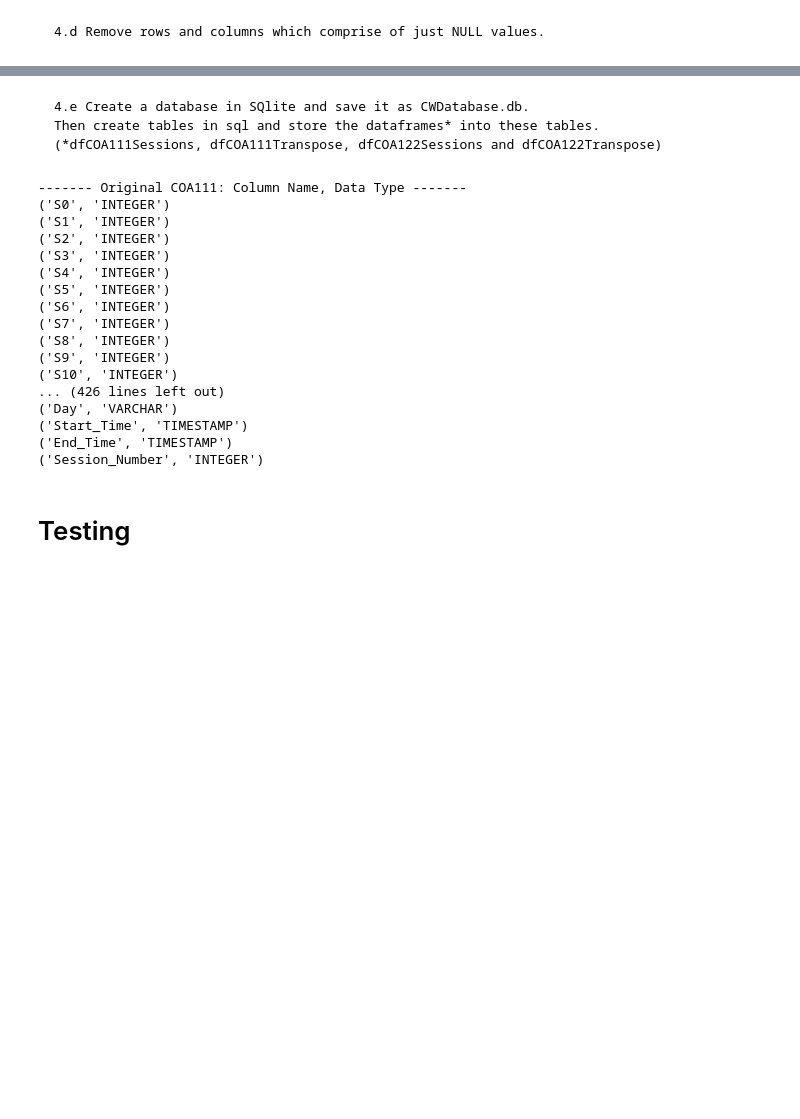
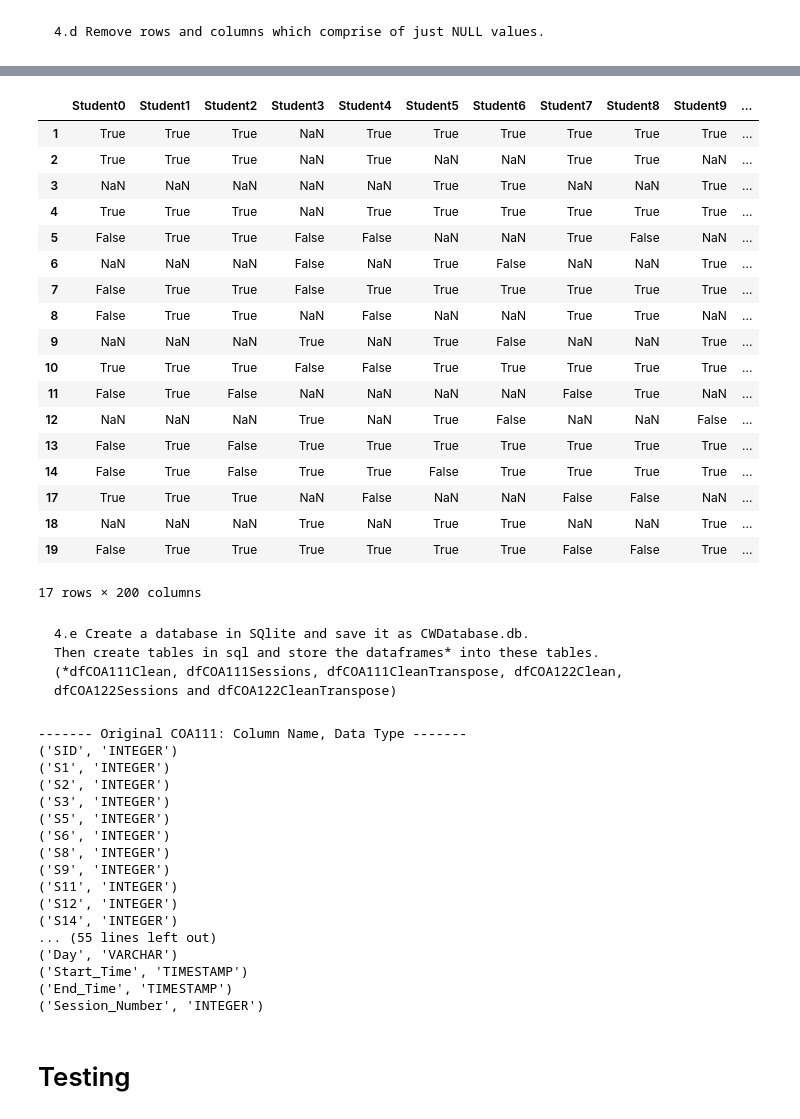
Before and after one commit to DeraUchenwoke/DataScienceProjects22, a Jupyter notebook: main/2022Coursework/CW_Preprocessing.ipynb, the cells around one changed output, grey strips where cells are left out. Cells and saved outputs as stored; diff of their text form; code cells hidden in the pictures; blank space fills up the shorter version.

```diff
--- a/main/2022Coursework/CW_Preprocessing.ipynb
+++ b/main/2022Coursework/CW_Preprocessing.ipynb
@@ -47,0 +37,3 @@ dfCOA122
+# %%
+dfCOA122 = tables[1]
+dfCOA122
@@ -193,4 +203,6 @@ dfCOA122Sessions
 # %%
 dfCOA111Clean = dfCOA111.copy()
 dfCOA122Clean = dfCOA122.copy()
+dfCOA111CleanTranspose = dfCOA111.copy()
+dfCOA122CleanTranspose = dfCOA122.copy()
 # %% [markdown]
@@ -198,10 +210,12 @@ dfCOA122Clean = dfCOA122.copy()
 # %%
-# dfCOA111Clean.set_axis(['SID', 'S1', 'S2', 'S3', 'S4', 'S5', 'S6', 'S7', 'S8', 'S9', 'S10', 'S11', 'S12', 'S13', 'S14'], axis = 1, inplace = True)
-# dfCOA122Clean.set_axis(['SID', 'S1', 'S2', 'S3', 'S4', 'S5', 'S6', 'S7', 'S8', 'S9', 'S10', 'S11', 'S12', 'S13', 'S14',
-# 'S15', 'S16', 'S17', 'S18', 'S19'], axis = 1, inplace = True)
+# unique session ID
+dfCOA111Clean.set_axis(['SID', 'S1', 'S2', 'S3', 'S4', 'S5', 'S6', 'S7', 'S8', 'S9', 'S10', 'S11', 'S12', 'S13', 'S14'], axis = 1, inplace = True)
+dfCOA122Clean.set_axis(['SID', 'S1', 'S2', 'S3', 'S4', 'S5', 'S6', 'S7', 'S8', 'S9', 'S10', 'S11', 'S12', 'S13', 'S14',
+'S15', 'S16', 'S17', 'S18', 'S19'], axis = 1, inplace = True)
 
-dfCOA111Clean.set_axis(['SID', 1, 2, 3, 4, 5, 6, 7, 8, 9, 10, 11, 12, 13, 14], axis = 1, inplace = True)
-dfCOA122Clean.set_axis(['SID', 1, 2, 3, 4, 5, 6, 7, 8, 9, 10, 11, 12, 13, 14, 15, 16, 17, 18, 19], axis = 1, inplace = True)
+# unique session ID (just numbers to enable transpose)
+dfCOA111CleanTranspose.set_axis(['SID', 1, 2, 3, 4, 5, 6, 7, 8, 9, 10, 11, 12, 13, 14], axis = 1, inplace = True)
+dfCOA122CleanTranspose.set_axis(['SID', 1, 2, 3, 4, 5, 6, 7, 8, 9, 10, 11, 12, 13, 14, 15, 16, 17, 18, 19], axis = 1, inplace = True)
 # %% [markdown]
     4.c Replace the following:
         - 'Ex' with a null value
@@ -288,0 +236,3 @@ dfCOA122Transpose
+# %%
+dfCOA111Transposed = customTranspose(dfCOA111CleanTranspose)
+dfCOA122Transposed = customTranspose(dfCOA122CleanTranspose)
@@ -289,7 +286,29 @@ dfCOA122Transpose
+# %%
+dfCOA122Transposed
+# %% [output]
+|  | Student0 | Student1 | Student2 | Student3 | Student4 | Student5 | Student6 | Student7 | Student8 | Student9 | ... |
+| 1 | True | True | True | NaN | True | True | True | True | True | True | ... |
+| 2 | True | True | True | NaN | True | NaN | NaN | True | True | NaN | ... |
+| 3 | NaN | NaN | NaN | NaN | NaN | True | True | NaN | NaN | True | ... |
+| 4 | True | True | True | NaN | True | True | True | True | True | True | ... |
+| 5 | False | True | True | False | False | NaN | NaN | True | False | NaN | ... |
+| 6 | NaN | NaN | NaN | False | NaN | True | False | NaN | NaN | True | ... |
+| 7 | False | True | True | False | True | True | True | True | True | True | ... |
+| 8 | False | True | True | NaN | False | NaN | NaN | True | True | NaN | ... |
+| 9 | NaN | NaN | NaN | True | NaN | True | False | NaN | NaN | True | ... |
+| 10 | True | True | True | False | False | True | True | True | True | True | ... |
+| 11 | False | True | False | NaN | NaN | NaN | NaN | False | True | NaN | ... |
+| 12 | NaN | NaN | NaN | True | NaN | True | False | NaN | NaN | False | ... |
+| 13 | False | True | False | True | True | True | True | True | True | True | ... |
+| 14 | False | True | False | True | True | False | True | True | True | True | ... |
+| 17 | True | True | True | NaN | False | NaN | NaN | False | False | NaN | ... |
+| 18 | NaN | NaN | NaN | True | NaN | True | True | NaN | NaN | True | ... |
+| 19 | False | True | True | True | True | True | True | False | False | True | ... |
+17 rows × 200 columns
 # %% [markdown]
     4.e Create a database in SQlite and save it as CWDatabase.db.
     Then create tables in sql and store the dataframes* into these tables.
-    (*dfCOA111Sessions, dfCOA111Transpose, dfCOA122Sessions and dfCOA122Transpose)
+    (*dfCOA111Clean, dfCOA111Sessions, dfCOA111CleanTranspose, dfCOA122Clean, dfCOA122Sessions and dfCOA122CleanTranspose)
 # %%
 try:
     conn = sqlite3.connect('CWDatabase.db') # connect to the empty database
@@ -298,7 +317,8 @@ try:
     ################## COA111 ##################
 
     # insert tables dfCOA111 and dfCOA111Sessions into database
-    dfCOA111Transpose.to_sql('COA111', conn, if_exists = 'replace', index = False)
+    dfCOA111Clean.to_sql('COA111', conn, if_exists = 'replace', index = False)
+    dfCOA111Transposed.to_sql('COA111Transposed', conn, if_exists = 'replace', index = False)
     dfCOA111Sessions.to_sql('COA111Sessions', conn, if_exists = 'replace', index = False)
 
     # check data type of tables
@@ -362,10 +382,11 @@ try:
     ################## COA122 ##################
 
     # insert tables dfCOA122 and dfCOA122Sessions into database
-    dfCOA122Transpose.to_sql('COA122', conn, if_exists = 'replace', index = False)
+    dfCOA122Clean.to_sql('COA122', conn, if_exists = 'replace', index = False)
+    dfCOA122Transposed.to_sql('COA122Transposed', conn, if_exists = 'replace', index = False)
     dfCOA122Sessions.to_sql('COA122Sessions', conn, if_exists = 'replace', index = False)
 
-        # check data type of tables
+    # check data type of tables
     cursor.execute('PRAGMA table_info (COA122)')
     print('------- Original COA122: Column Name, Data Type -------')
     for result in cursor:
@@ -427,18 +448,18 @@ except sqlite3.Error as error:
     print('Failed to insert table into the database', error)
 # %% [output]
 ------- Original COA111: Column Name, Data Type -------
-('S0', 'INTEGER')
+('SID', 'INTEGER')
 ('S1', 'INTEGER')
 ('S2', 'INTEGER')
 ('S3', 'INTEGER')
-('S4', 'INTEGER')
 ('S5', 'INTEGER')
 ('S6', 'INTEGER')
-('S7', 'INTEGER')
 ('S8', 'INTEGER')
 ('S9', 'INTEGER')
-('S10', 'INTEGER')
-... (426 lines left out)
+('S11', 'INTEGER')
+('S12', 'INTEGER')
+('S14', 'INTEGER')
+... (55 lines left out)
 ('Day', 'VARCHAR')
 ('Start_Time', 'TIMESTAMP')
 ('End_Time', 'TIMESTAMP')
```
Also changed, not shown: parts of 23 cells of this notebook, 1 other file.
